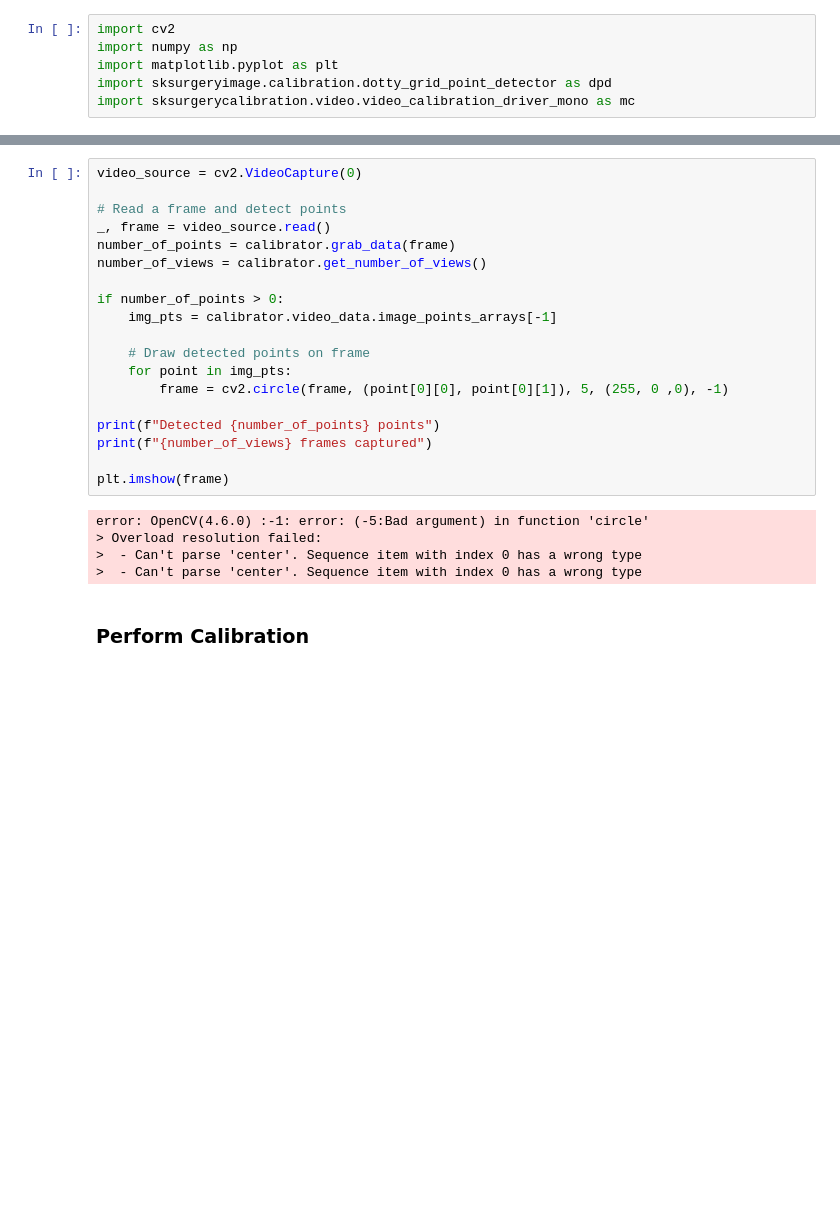
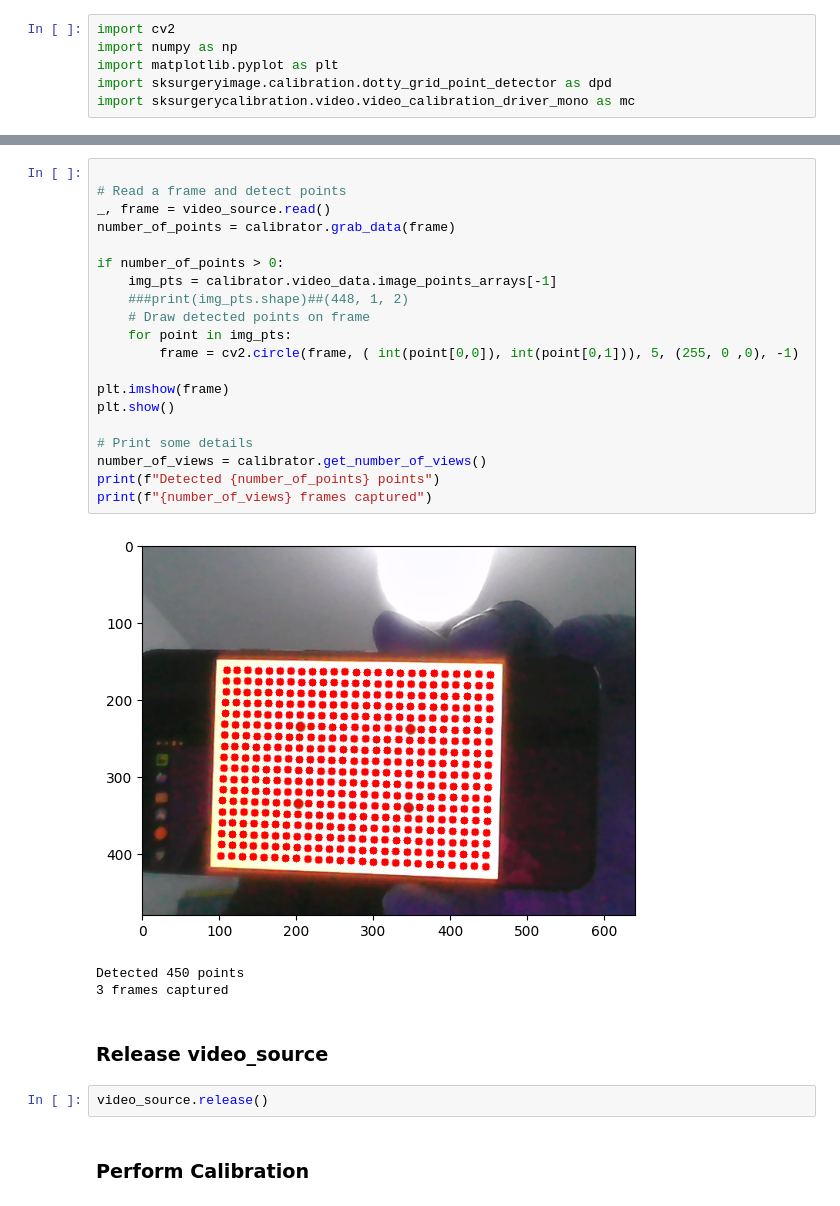
Before and after one commit to SciKit-Surgery/scikit-surgerycalibration, a Jupyter notebook: docs/tutorials/calibration.ipynb, the cells around one changed output, grey strips where cells are left out. Drawn from its saved outputs; the diff is of its cells as text; blank space fills up the shorter version.

```diff
--- a/docs/tutorials/calibration.ipynb
+++ b/docs/tutorials/calibration.ipynb
@@ -119,27 +151,31 @@ calibrator = mc.MonoVideoCalibrationDriver(detector, min_points_to_detect)
 # %%
-video_source = cv2.VideoCapture(0)
 
 # Read a frame and detect points
 _, frame = video_source.read()
 number_of_points = calibrator.grab_data(frame)
-number_of_views = calibrator.get_number_of_views()
 
 if number_of_points > 0:
     img_pts = calibrator.video_data.image_points_arrays[-1]
-
+    ###print(img_pts.shape)##(448, 1, 2)
     # Draw detected points on frame
     for point in img_pts:
-        frame = cv2.circle(frame, (point[0][0], point[0][1]), 5, (255, 0 ,0), -1)
+        frame = cv2.circle(frame, ( int(point[0,0]), int(point[0,1])), 5, (255, 0 ,0), -1)
 
+plt.imshow(frame)
+plt.show()
+
+# Print some details
+number_of_views = calibrator.get_number_of_views()
 print(f"Detected {number_of_points} points")
 print(f"{number_of_views} frames captured")
-
-plt.imshow(frame)
 # %% [output]
+[figure, added]
-error: OpenCV(4.6.0) :-1: error: (-5:Bad argument) in function 'circle'
-> Overload resolution failed:
->  - Can't parse 'center'. Sequence item with index 0 has a wrong type
->  - Can't parse 'center'. Sequence item with index 0 has a wrong type
+Detected 450 points
+3 frames captured
+# %% [markdown]
+### Release video_source
+# %%
+video_source.release()
 # %% [markdown]
 ### Perform Calibration
 # %%
```
Also changed, not shown: parts of 12 cells of this notebook, 4 other files.
